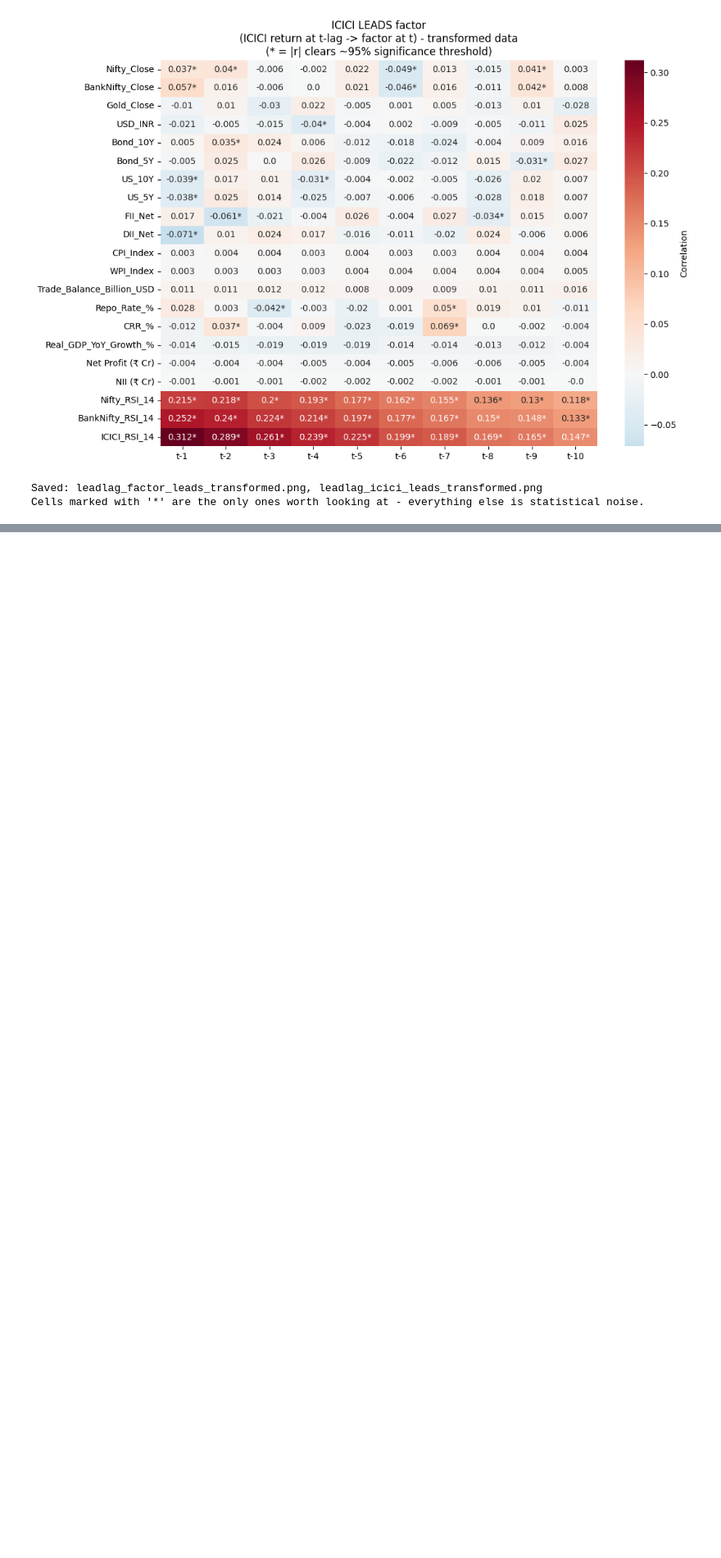
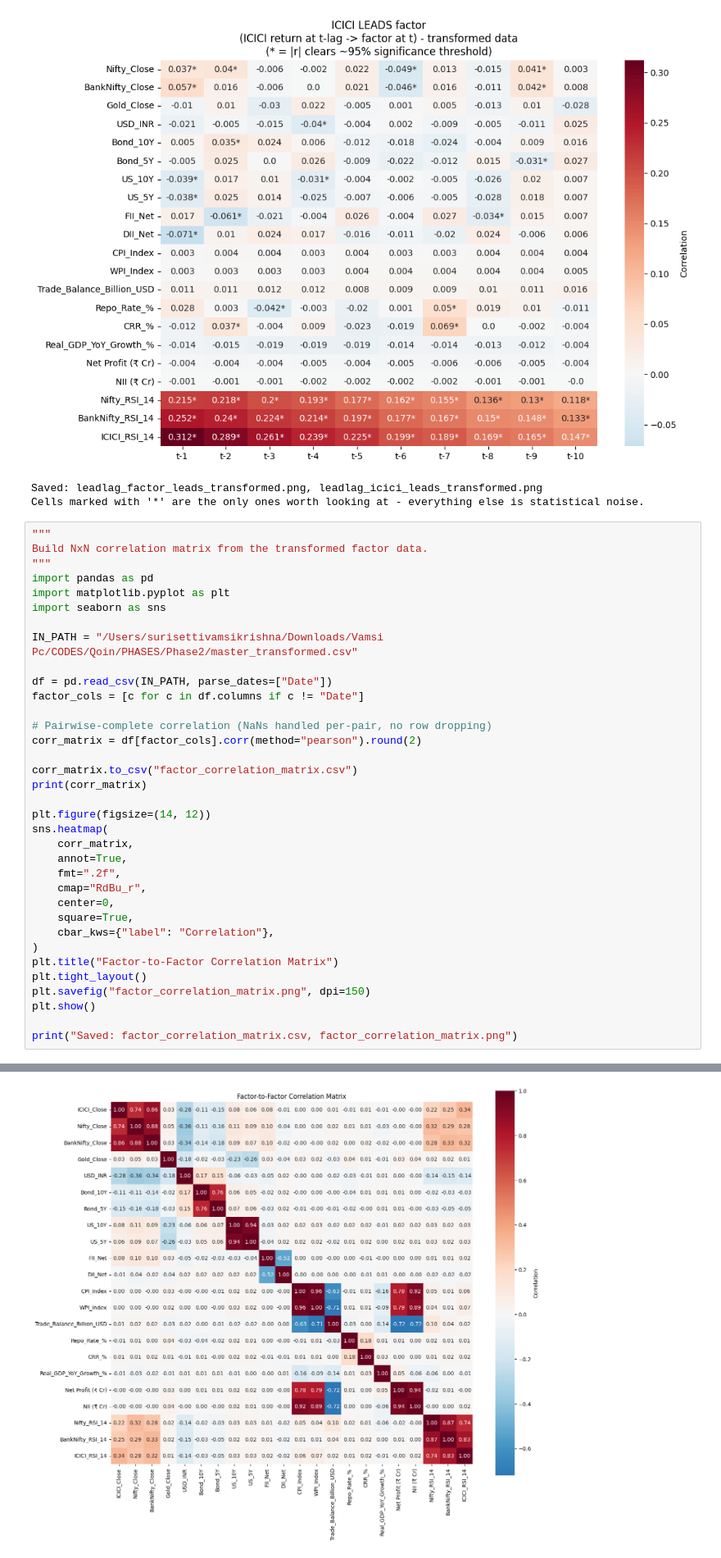
Before and after one commit to Vamsi-Krishna-24/Qoin, a Jupyter notebook: PHASES/Phase2/LeadLag.ipynb, the cells around one changed output, grey strips where cells are left out. Shown at 82% size. Saved outputs shown, nothing was run; the diff lists cells and outputs as text; blank space fills up the shorter version.

```diff
--- a/PHASES/Phase2/LeadLag.ipynb
+++ b/PHASES/Phase2/LeadLag.ipynb
@@ -561,3 +360,39 @@ print("Cells marked with '*' are the only ones worth looking at - everything els
 [figure]
 Saved: leadlag_factor_leads_transformed.png, leadlag_icici_leads_transformed.png
 Cells marked with '*' are the only ones worth looking at - everything else is statistical noise.
+# %%
+"""
+Build NxN correlation matrix from the transformed factor data.
+"""
+import pandas as pd
+import matplotlib.pyplot as plt
+import seaborn as sns
+
+IN_PATH = "/Users/surisettivamsikrishna/Downloads/Vamsi Pc/CODES/Qoin/PHASES/Phase2/master_transformed.csv"
+
+df = pd.read_csv(IN_PATH, parse_dates=["Date"])
+factor_cols = [c for c in df.columns if c != "Date"]
+
+# Pairwise-complete correlation (NaNs handled per-pair, no row dropping)
+corr_matrix = df[factor_cols].corr(method="pearson").round(2)
+
+corr_matrix.to_csv("factor_correlation_matrix.csv")
+print(corr_matrix)
+
+plt.figure(figsize=(14, 12))
+sns.heatmap(
+    corr_matrix,
+    annot=True,
+    fmt=".2f",
+    cmap="RdBu_r",
+    center=0,
+    square=True,
+    cbar_kws={"label": "Correlation"},
+)
+plt.title("Factor-to-Factor Correlation Matrix")
+plt.tight_layout()
+plt.savefig("factor_correlation_matrix.png", dpi=150)
+plt.show()
+
+print("Saved: factor_correlation_matrix.csv, factor_correlation_matrix.png")
+# %% [output]
@@ -563,0 +416 @@ Cells marked with '*' are the only ones worth looking at - everything else is st
+[figure, added]
```
Also changed, not shown: parts of 7 cells of this notebook, 7 other files.
